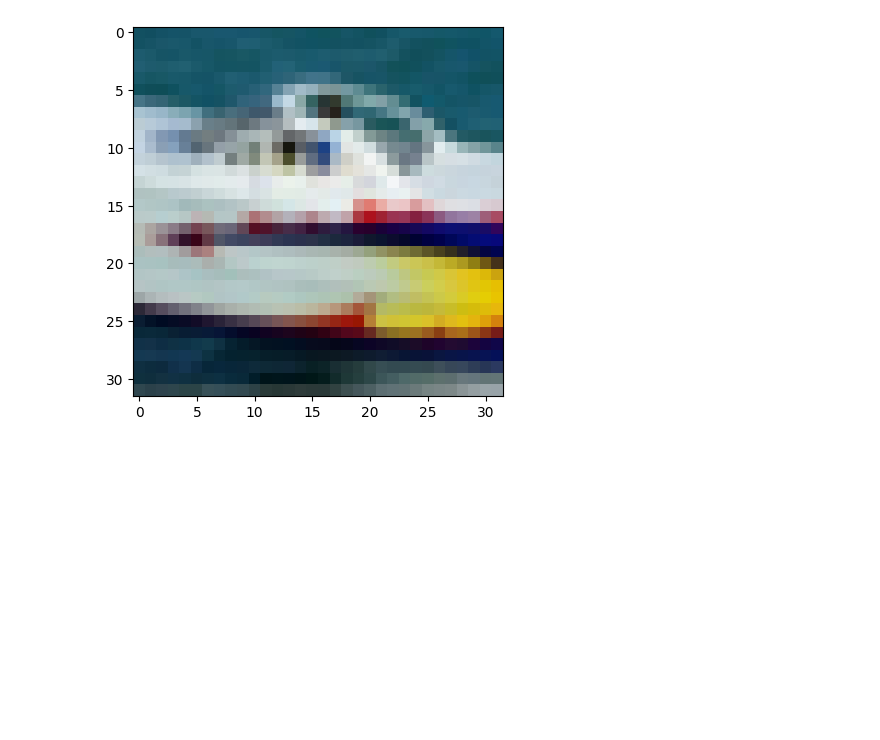
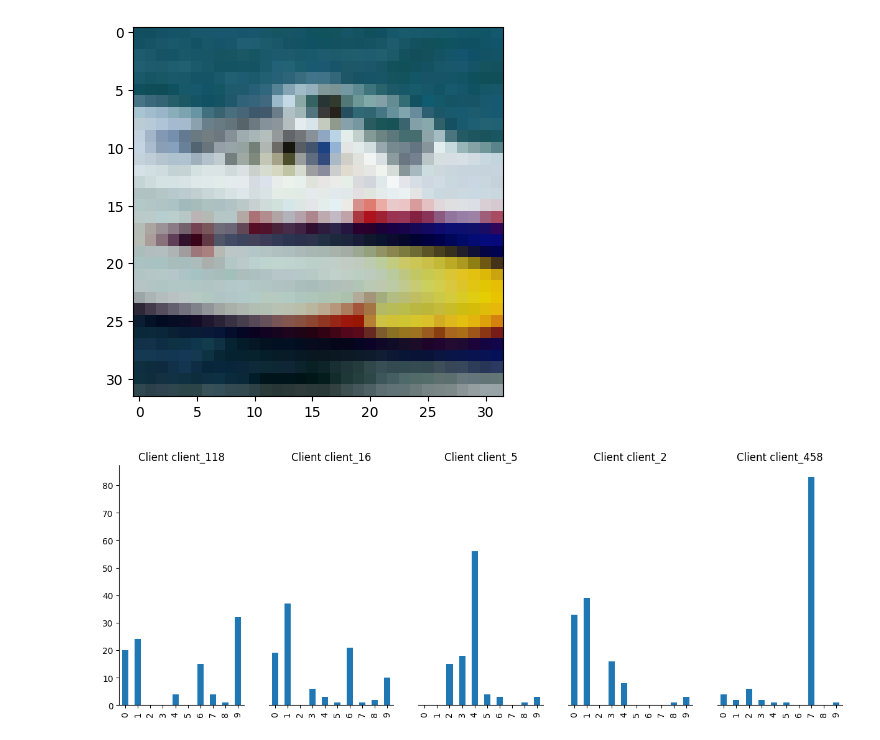
Before and after one commit to luckyos-code/flidp, a Jupyter notebook: src/notebooks/prepare_cifar10.ipynb, the cells around one changed output. Drawn from its saved outputs; the diff is of its cells as text; code cells hidden in the pictures; blank space fills up the shorter version.

```diff
--- a/src/notebooks/prepare_cifar10.ipynb
+++ b/src/notebooks/prepare_cifar10.ipynb
@@ -153,3 +153,33 @@ plt.imshow(client_example['image']), NUMBER_TO_LABEL[client_example['label']]
 # %% [output]
 (<matplotlib.image.AxesImage at 0x...>, 'ship')
 [figure]
+# %%
+def plot_label_dist_for_clients(label_df, client_ids):
+    label_counts = (
+        label_df
+        .groupby(['client_ids', 'label'])
+        .value_counts()
+        .reset_index()
+        .pivot(index='client_ids', columns='label', values='count')
+        .fillna(0)
+    )
+
+    def prepare_axis(ax, ax_num):
+        if not (ax_num == 0):
+            ax.tick_params(left=False)
+            ax.spines['left'].set_visible(False)
+        ax.spines['top'].set_visible(False)
+        ax.spines['right'].set_visible(False)
+        # ax.tick_params(labelbottom=False)
+
+    fig = plt.figure(figsize=(15,5))
+    axes = fig.subplots(ncols=len(client_ids), sharey=True, sharex=True, squeeze=True)
+    for i, ax in enumerate(axes):
+        prepare_axis(ax, i)
+    for ax, (cid, labels) in zip(axes, label_counts.loc[client_ids].iterrows()):
+        labels.plot(kind='bar', sharey=True, sharex=True, fig=fig, ax=ax, title=f"Client {cid}", xlabel='')
+# %%
+viz_clients = np.random.choice(train_df['client_ids'].unique(), size=5, replace=False).tolist()
+plot_label_dist_for_clients(train_df[['client_ids', 'label']], viz_clients)
+# %% [output]
+[figure, added]
```
Also changed, not shown: 19 other files.
